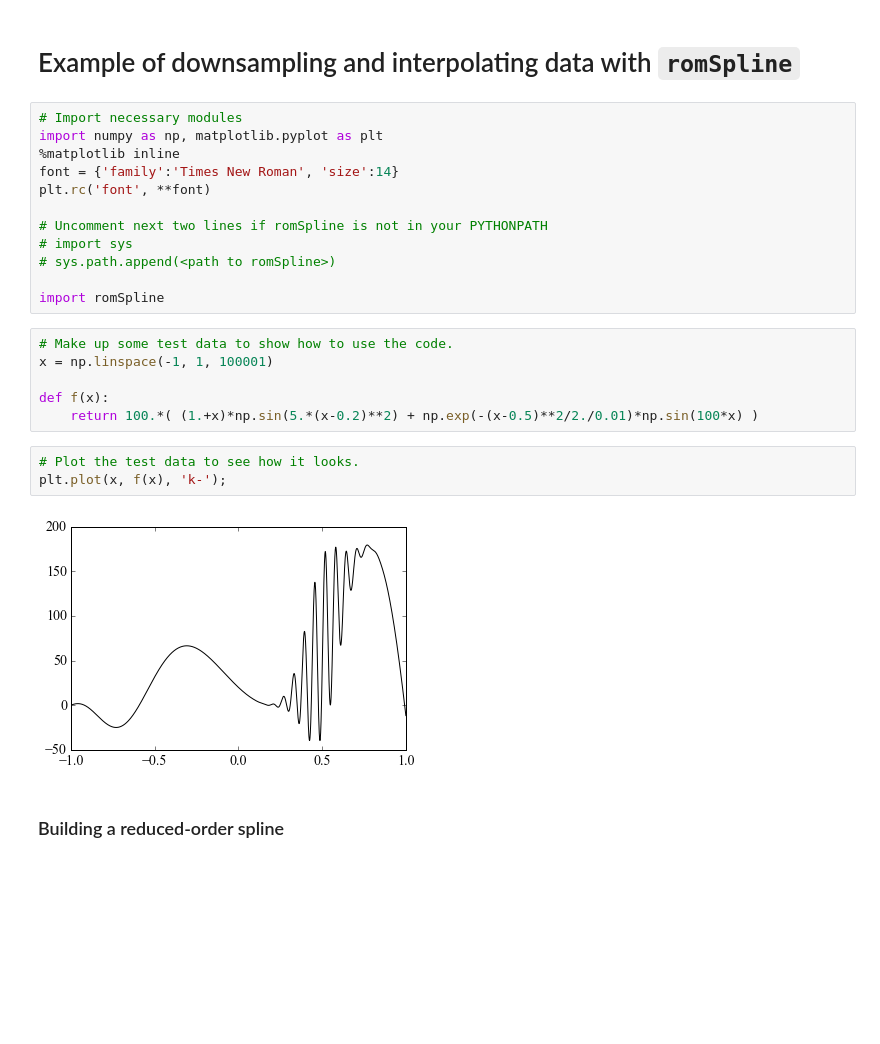
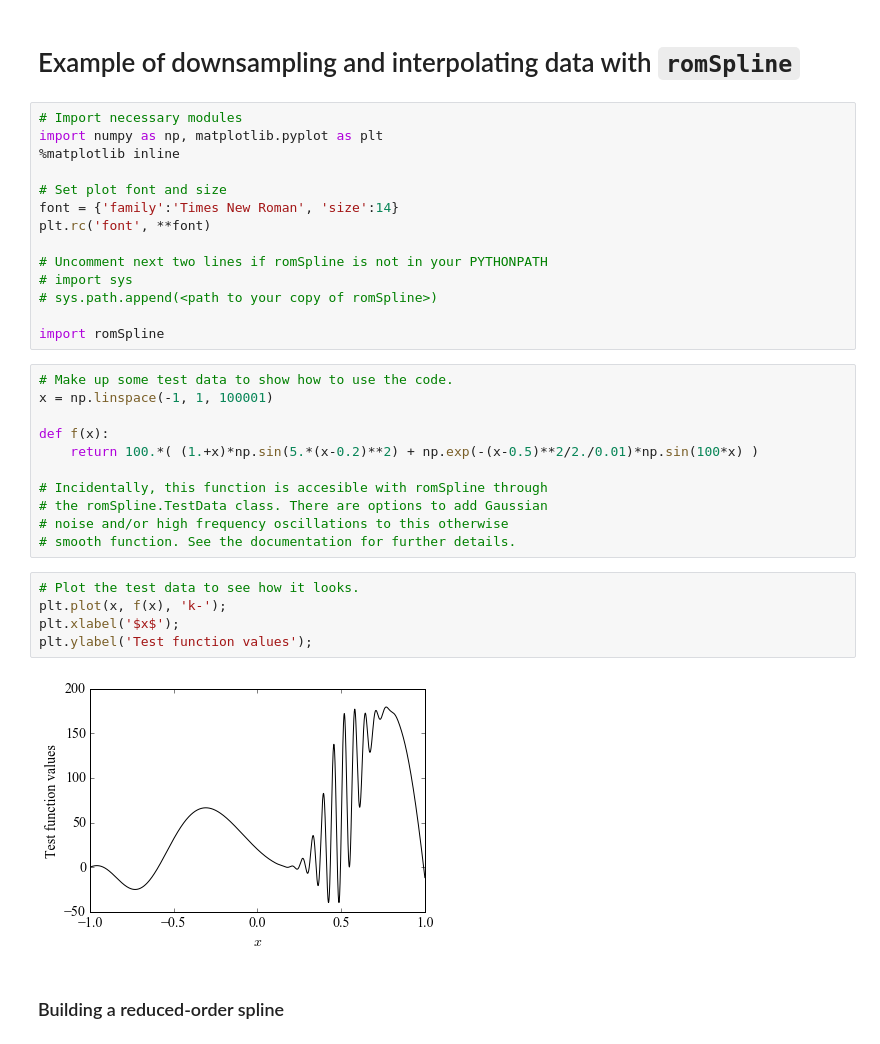
Before and after one commit to crgalley/romspline, a Jupyter notebook: romSpline_example.ipynb, the cells around one changed output. Cells and saved outputs as stored; diff of their text form; blank space fills up the shorter version.

```diff
--- a/romSpline_example.ipynb
+++ b/romSpline_example.ipynb
@@ -4,12 +4,14 @@
 # Import necessary modules
 import numpy as np, matplotlib.pyplot as plt
 %matplotlib inline
+
+# Set plot font and size
 font = {'family':'Times New Roman', 'size':14}
 plt.rc('font', **font)
 
 # Uncomment next two lines if romSpline is not in your PYTHONPATH
 # import sys
-# sys.path.append(<path to romSpline>)
+# sys.path.append(<path to your copy of romSpline>)
 
 import romSpline
 # %%
@@ -18,11 +20,18 @@ x = np.linspace(-1, 1, 100001)
 
 def f(x):
     return 100.*( (1.+x)*np.sin(5.*(x-0.2)**2) + np.exp(-(x-0.5)**2/2./0.01)*np.sin(100*x) )
+
+# Incidentally, this function is accesible with romSpline through
+# the romSpline.TestData class. There are options to add Gaussian
+# noise and/or high frequency oscillations to this otherwise
+# smooth function. See the documentation for further details.
 # %%
 # Plot the test data to see how it looks.
 plt.plot(x, f(x), 'k-');
+plt.xlabel('$x$');
+plt.ylabel('Test function values');
 # %% [output]
-[figure, old version]
+[figure, new version]
 # %% [markdown]
 ### Building a reduced-order spline
 # %%
```
Also changed, not shown: parts of 12 cells of this notebook.
